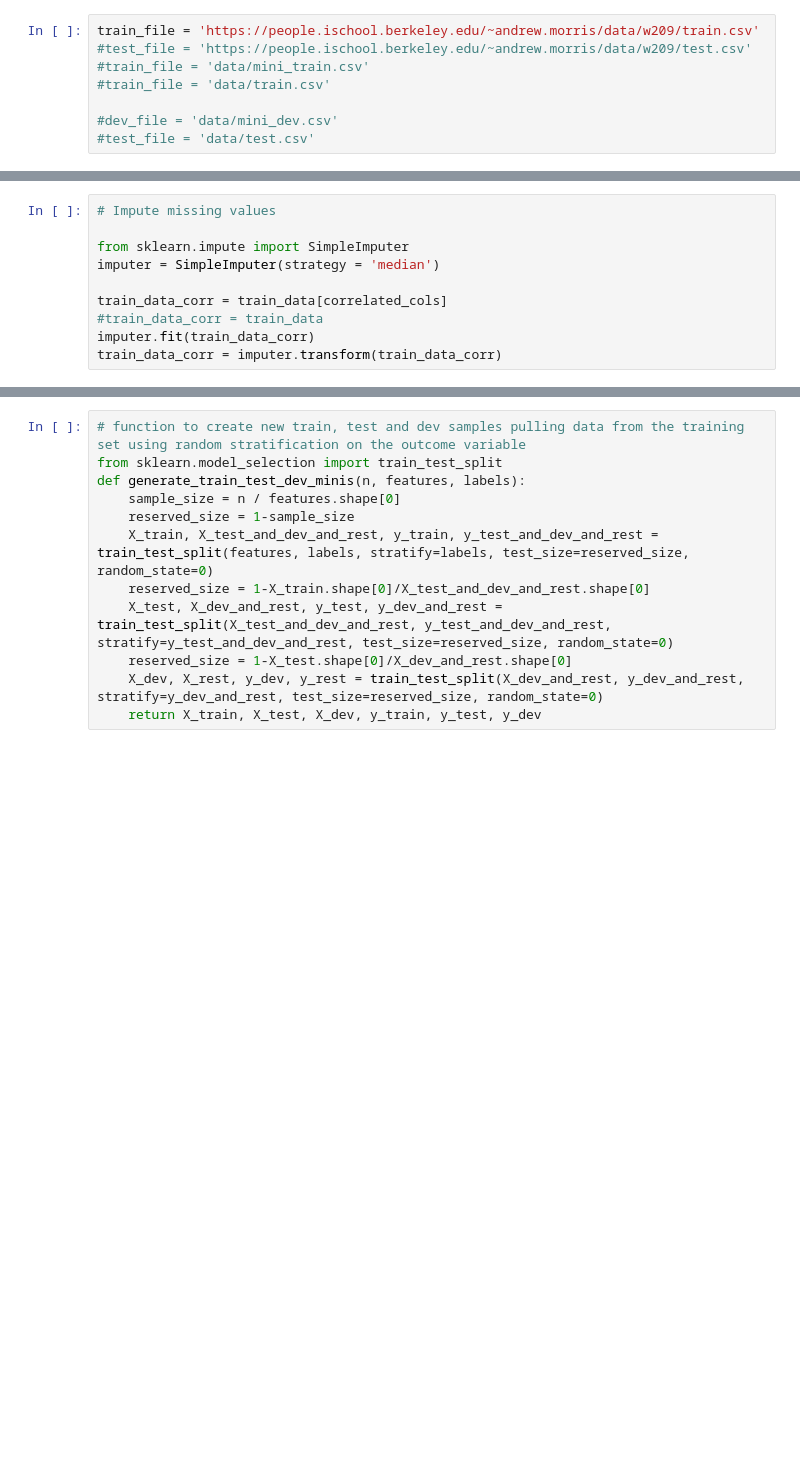
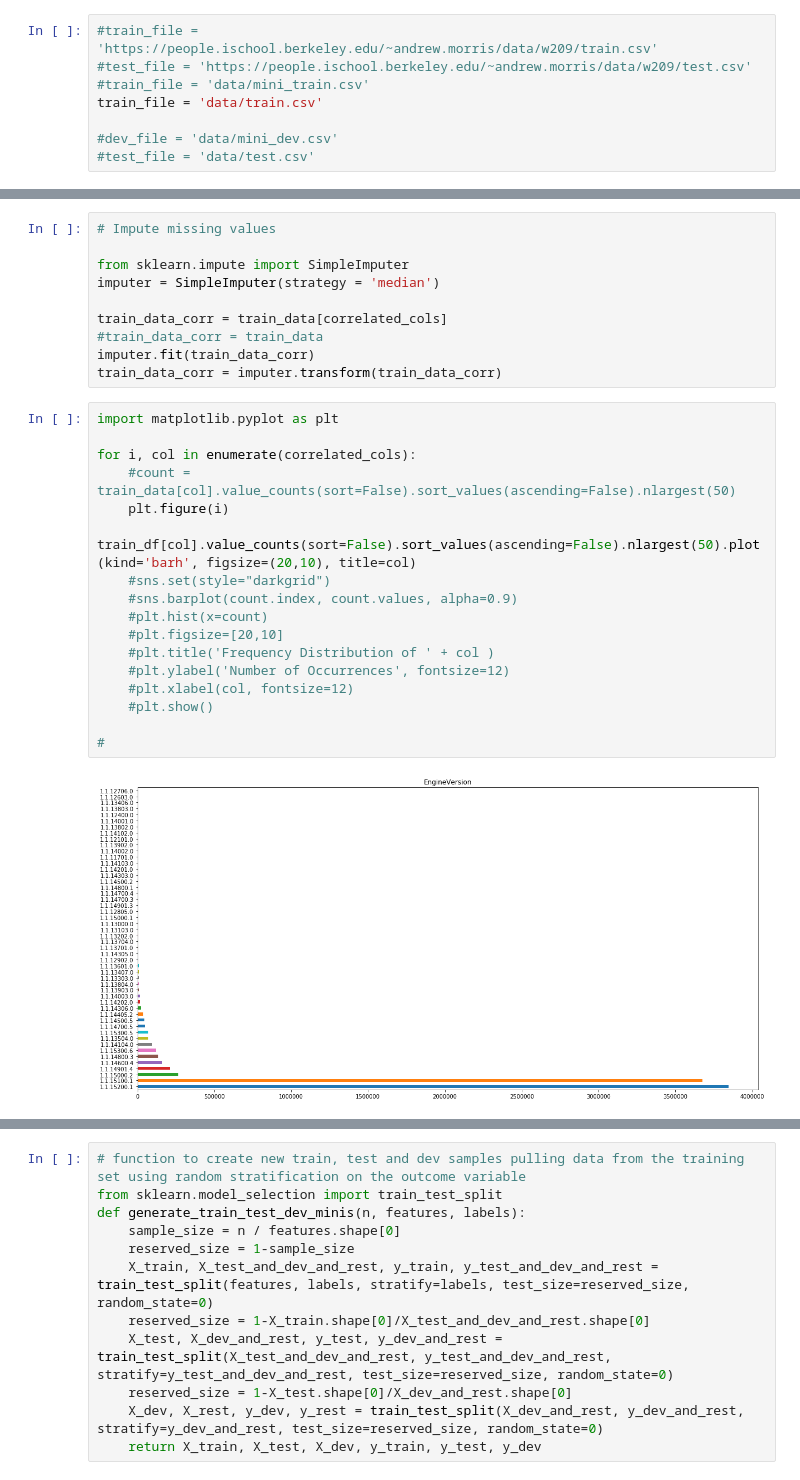
Before and after one commit to kevin-hartman/207-final-project, a Jupyter notebook: KH-notebook.ipynb, the cells around one changed output, grey strips where cells are left out. Saved outputs shown, nothing was run; the diff lists cells and outputs as text; blank space fills up the shorter version.

Commit message:
Added histograms for the highest correlated features

```diff
--- a/KH-notebook.ipynb
+++ b/KH-notebook.ipynb
@@ -30,10 +30,10 @@ from matplotlib.colors import LogNorm
 import sklearn.ensemble as ske
 from sklearn.feature_selection import SelectFromModel
 # %%
-train_file = 'https://people.ischool.berkeley.edu/~andrew.morris/data/w209/train.csv'
+#train_file = 'https://people.ischool.berkeley.edu/~andrew.morris/data/w209/train.csv'
 #test_file = 'https://people.ischool.berkeley.edu/~andrew.morris/data/w209/test.csv'
 #train_file = 'data/mini_train.csv'
-#train_file = 'data/train.csv'
+train_file = 'data/train.csv'
 
 #dev_file = 'data/mini_dev.csv'
 #test_file = 'data/test.csv'
@@ -285,3 +285,22 @@ train_data_corr = train_data[correlated_cols]
 #train_data_corr = train_data
 imputer.fit(train_data_corr)
 train_data_corr = imputer.transform(train_data_corr)
+# %%
+import matplotlib.pyplot as plt
+
+for i, col in enumerate(correlated_cols):
+    #count = train_data[col].value_counts(sort=False).sort_values(ascending=False).nlargest(50)
+    plt.figure(i)
+    train_df[col].value_counts(sort=False).sort_values(ascending=False).nlargest(50).plot(kind='barh', figsize=(20,10), title=col)
+    #sns.set(style="darkgrid")
+    #sns.barplot(count.index, count.values, alpha=0.9)
+    #plt.hist(x=count)
+    #plt.figsize=[20,10]
+    #plt.title('Frequency Distribution of ' + col )
+    #plt.ylabel('Number of Occurrences', fontsize=12)
+    #plt.xlabel(col, fontsize=12)
+    #plt.show()
+
+#
+# %% [output]
+[figure, added]
```
Also changed, not shown: parts of 1 cell of this notebook.
